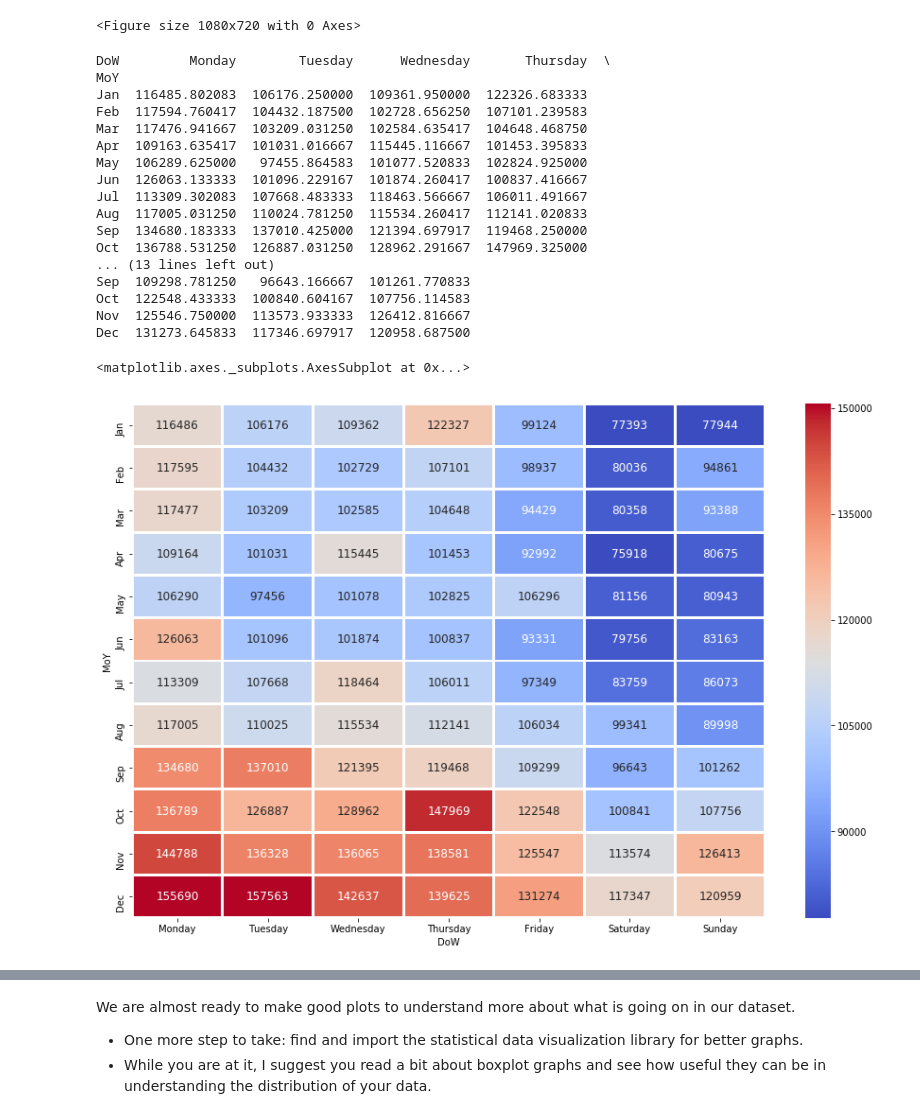
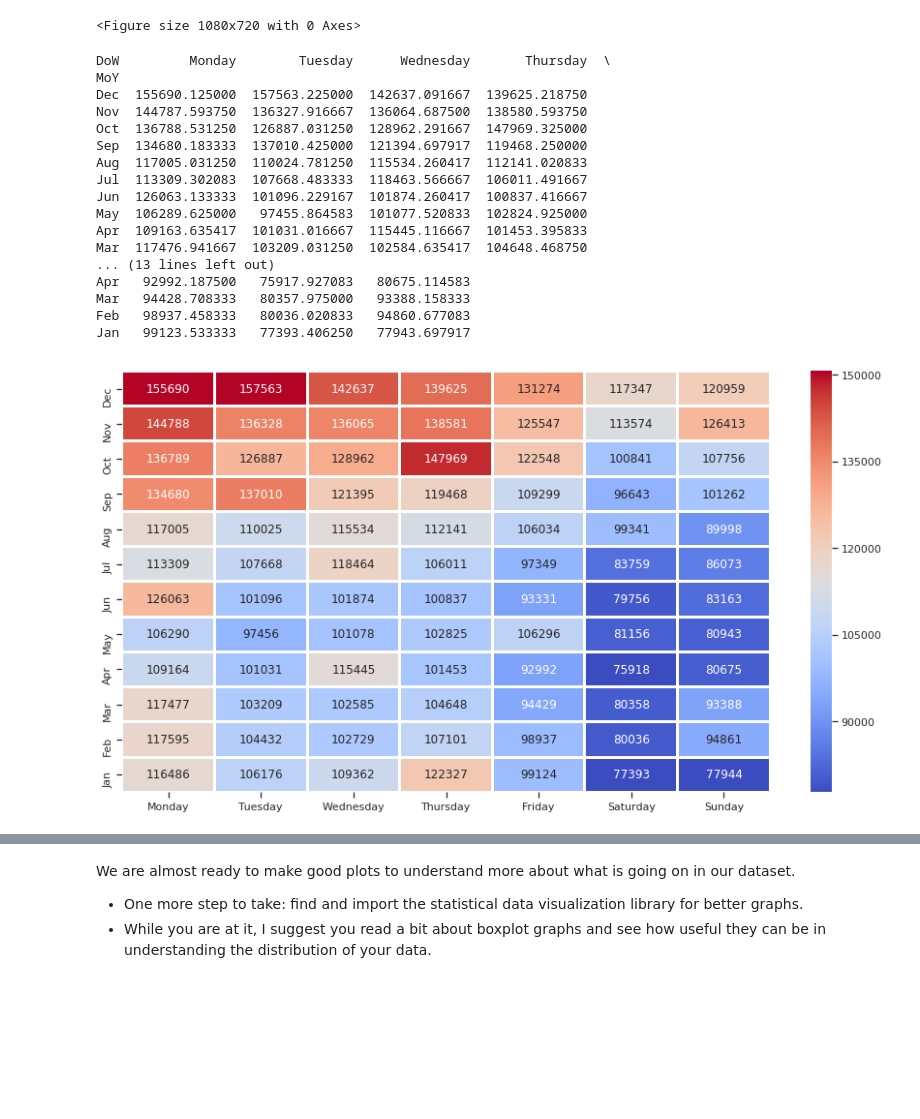
Before and after one commit to nerdiejack/capacity_management, a Jupyter notebook: notebooks/MyWebshopAssignmentWithSolution.ipynb, the cells around one changed output, grey strips where cells are left out. Cells and saved outputs as stored; diff of their text form; code cells hidden in the pictures; blank space fills up the shorter version.

Commit message:
Add heatmaps.

```diff
--- a/notebooks/MyWebshopAssignmentWithSolution.ipynb
+++ b/notebooks/MyWebshopAssignmentWithSolution.ipynb
@@ -152,34 +152,33 @@ plt.figure(figsize=(15,10))
 df_heat = pd.pivot_table(data = df, index='MoY', values='VPH', columns='DoW')
 ix = pd.Categorical(df_heat.index, ["Jan", "Feb", "Mar", "Apr", "May", "Jun", "Jul", "Aug", "Sep", "Oct", "Nov", "Dec"])
 cols = pd.Categorical(df_heat.columns, ["Monday", "Tuesday", "Wednesday", "Thursday", "Friday", "Saturday", "Sunday"])
-ix = ix.sort_values(ascending=True)
+ix = ix.sort_values(ascending=False)
 cols = cols.sort_values(ascending=True)
-df_heat=df_heat.loc[ix, cols]
+df_heat = df_heat.loc[ix, cols]
 print(df_heat)
 # %% [output]
 DoW         Monday        Tuesday      Wednesday       Thursday  \
 MoY
-Jan  116485.802083  106176.250000  109361.950000  122326.683333
-Feb  117594.760417  104432.187500  102728.656250  107101.239583
+Dec  155690.125000  157563.225000  142637.091667  139625.218750
+Nov  144787.593750  136327.916667  136064.687500  138580.593750
+Oct  136788.531250  126887.031250  128962.291667  147969.325000
+Sep  134680.183333  137010.425000  121394.697917  119468.250000
+Aug  117005.031250  110024.781250  115534.260417  112141.020833
+Jul  113309.302083  107668.483333  118463.566667  106011.491667
+Jun  126063.133333  101096.229167  101874.260417  100837.416667
+May  106289.625000   97455.864583  101077.520833  102824.925000
+Apr  109163.635417  101031.016667  115445.116667  101453.395833
 Mar  117476.941667  103209.031250  102584.635417  104648.468750
-Apr  109163.635417  101031.016667  115445.116667  101453.395833
-May  106289.625000   97455.864583  101077.520833  102824.925000
-Jun  126063.133333  101096.229167  101874.260417  100837.416667
-Jul  113309.302083  107668.483333  118463.566667  106011.491667
-Aug  117005.031250  110024.781250  115534.260417  112141.020833
-Sep  134680.183333  137010.425000  121394.697917  119468.250000
-Oct  136788.531250  126887.031250  128962.291667  147969.325000
 ... (13 lines left out)
-Sep  109298.781250   96643.166667  101261.770833
-Oct  122548.433333  100840.604167  107756.114583
-Nov  125546.750000  113573.933333  126412.816667
-Dec  131273.645833  117346.697917  120958.687500
+Apr   92992.187500   75917.927083   80675.114583
+Mar   94428.708333   80357.975000   93388.158333
+Feb   98937.458333   80036.020833   94860.677083
+Jan   99123.533333   77393.406250   77943.697917
 # %%
 import seaborn as sns
-#df_heat = pd.pivot_table(data = df, index ='MoY',values = 'VPH',columns= 'DoW')
-#print(df_heat.head(3))
-plt.figure(figsize=(15,10))
+fig, ax = plt.subplots(figsize=(15,8))
 sns.heatmap(df_heat, cmap='coolwarm', robust=True, annot=True, fmt=".0f", annot_kws={'size':12}, linewidths=2)
+plt.xlabel("")
+_ =plt.ylabel("")
 # %% [output]
-<matplotlib.axes._subplots.AxesSubplot at 0x...>
-[figure, old version]
+[figure, new version]
```
Also changed, not shown: parts of 4 cells of this notebook.
